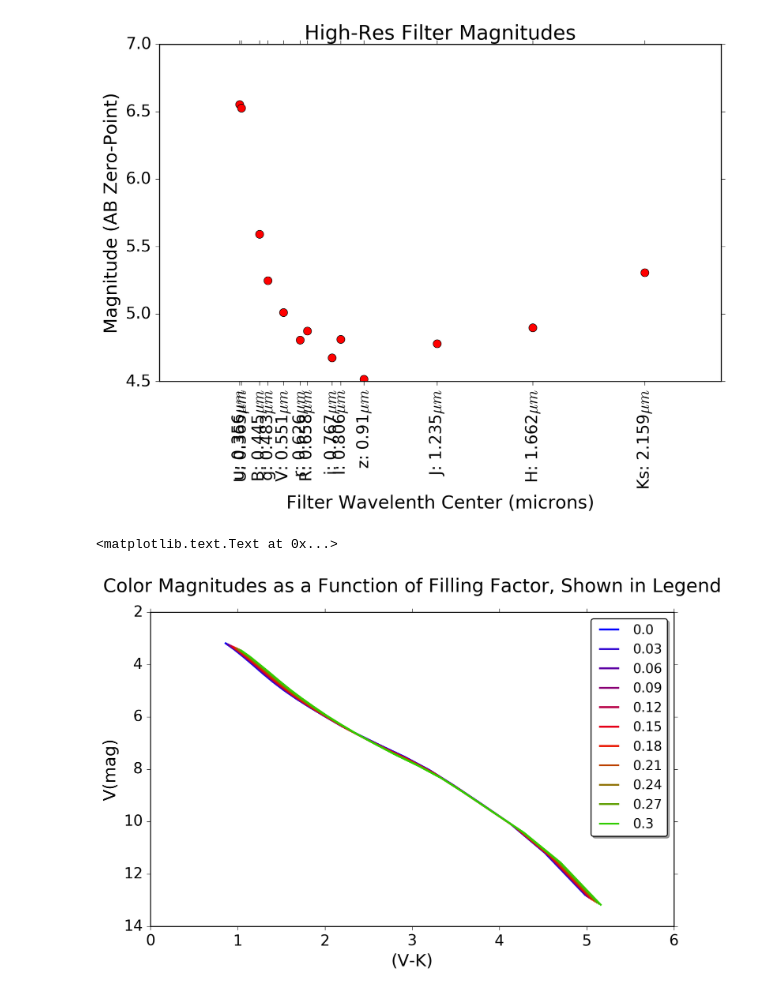
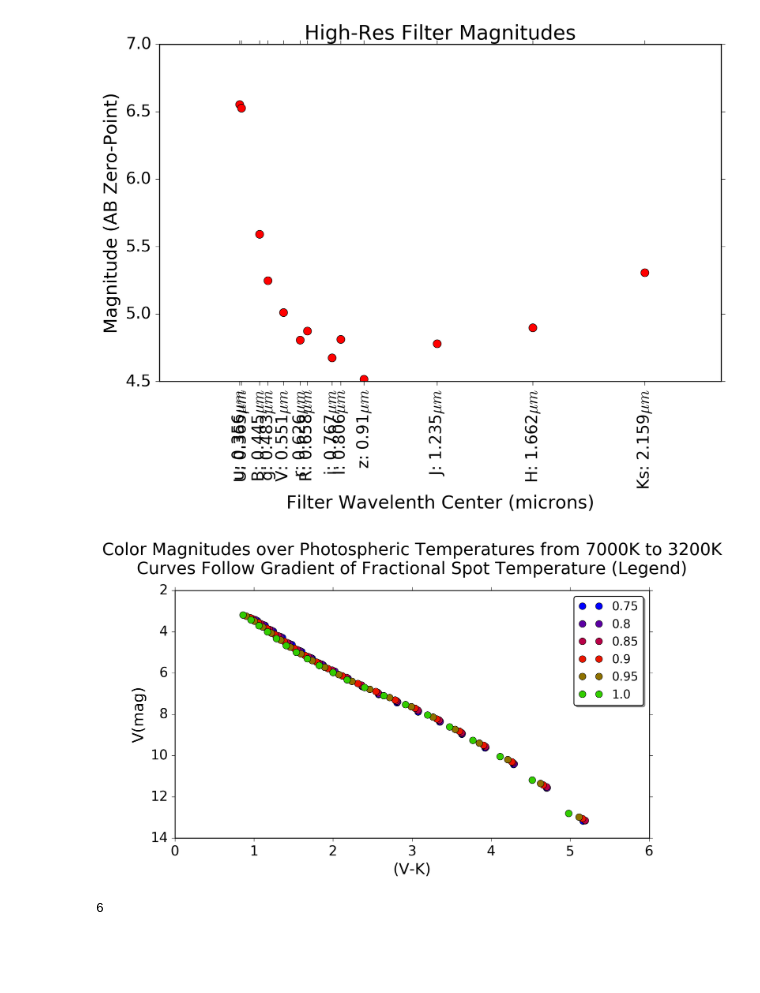
Before and after one commit to jradavenport/spot-colors, a Jupyter notebook: StarSpotMagModel.ipynb, the cells around one changed output. Drawn from its saved outputs; the diff is of its cells as text; code cells hidden in the pictures; blank space fills up the shorter version.

```diff
--- a/StarSpotMagModel.ipynb
+++ b/StarSpotMagModel.ipynb
@@ -132,28 +132,37 @@ mpl.rcParams['ytick.direction'] = 'out'
 # %%
 PhMax = 7000
 PhMin = 3000
-SpTempFrac = 0.75
-FillFactor = np.arange(0,0.301,0.03)
+SpTempFrac = np.arange(0.75,1.04,0.05)
+FillFactor = 0.3  #np.arange(0,0.301,0.03)
 
 Vmags = []
 VKmags = []
-for i in range(len(FillFactor)):
-    x = V_VKPlotData(PhMax,PhMin,SpTempFrac,FillFactor[i])
+for i in range(len(SpTempFrac)):
+    x = V_VKPlotData(PhMax,PhMin,SpTempFrac[i],FillFactor)
     Vmags.append(x[0])
     VKmags.append(x[1])
+#Vmags and VKmags filled with sets of magnitudes over photospheric temperature range. Sets follow range of
+#spot temperature as a fraction of photospheric temperature
 # %%
 colormap = plt.cm.brg
-plt.gca().set_color_cycle([colormap(i) for i in np.linspace(0,0.9,11)])
+plt.gca().set_color_cycle([colormap(i) for i in np.linspace(0,0.9,6)])
 
-for i in range(len(FillFactor)):
-    plt.plot(VKmags[i],Vmags[i])
+for i in range(len(SpTempFrac)):
+    plt.plot(VKmags[i],Vmags[i],'o')
 
+plt.tight_layout
 plt.gca().invert_yaxis()
+plt.subplots_adjust(top=0.8)
 
-plt.legend(FillFactor,fancybox=True,shadow=True)
+plt.legend(SpTempFrac,fancybox=True,shadow=True)
 plt.xlabel('(V-K)')
 plt.ylabel('V(mag)')
-plt.title('Color Magnitudes as a Function of Filling Factor, Shown in Legend',y=1.05)
+plt.title('Color Magnitudes over Photospheric Temperatures from 7000K to 3200K\nCurves Follow Gradient of Fractional Spot Temperature (Legend)',y=1.05)
+plt.savefig('ColorMagsDots.jpg')
 # %% [output]
-<matplotlib.text.Text at 0x...>
-[figure, old version]
+[figure, new version]
+# %%
+SpTempFrac = np.arange(0.75,1.04,0.05)
+print(len(SpTempFrac))
+# %% [output]
+6
```
Also changed, not shown: parts of 2 cells of this notebook.
